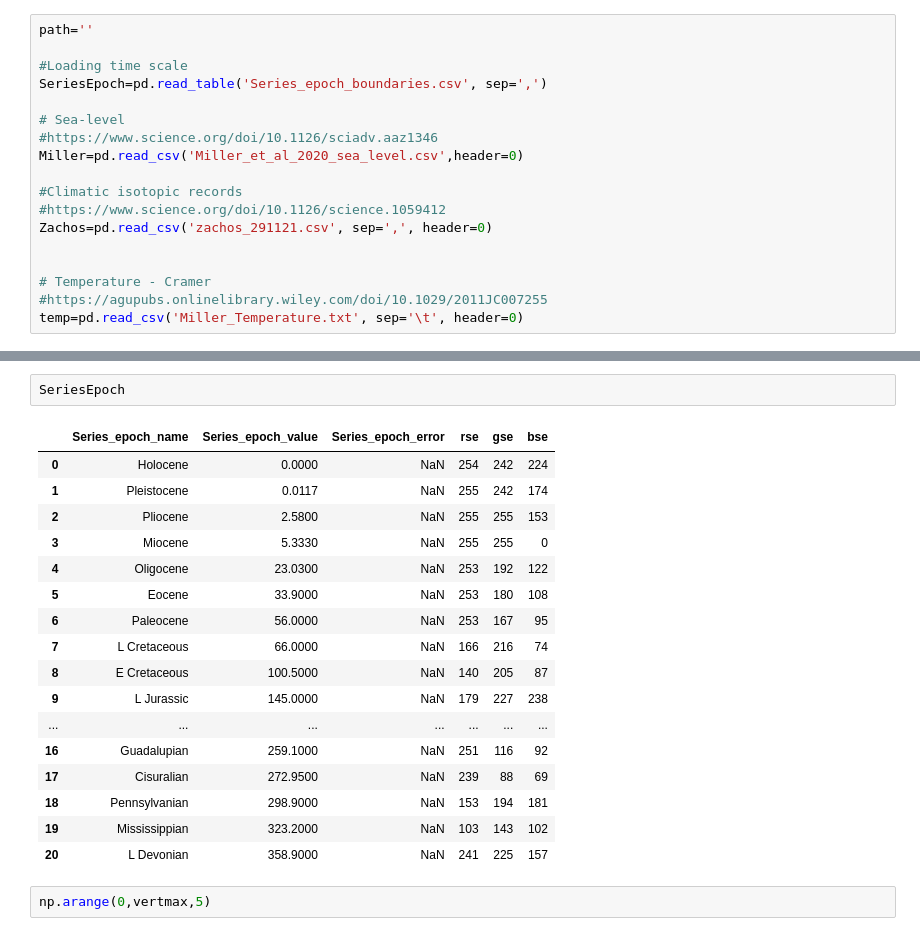
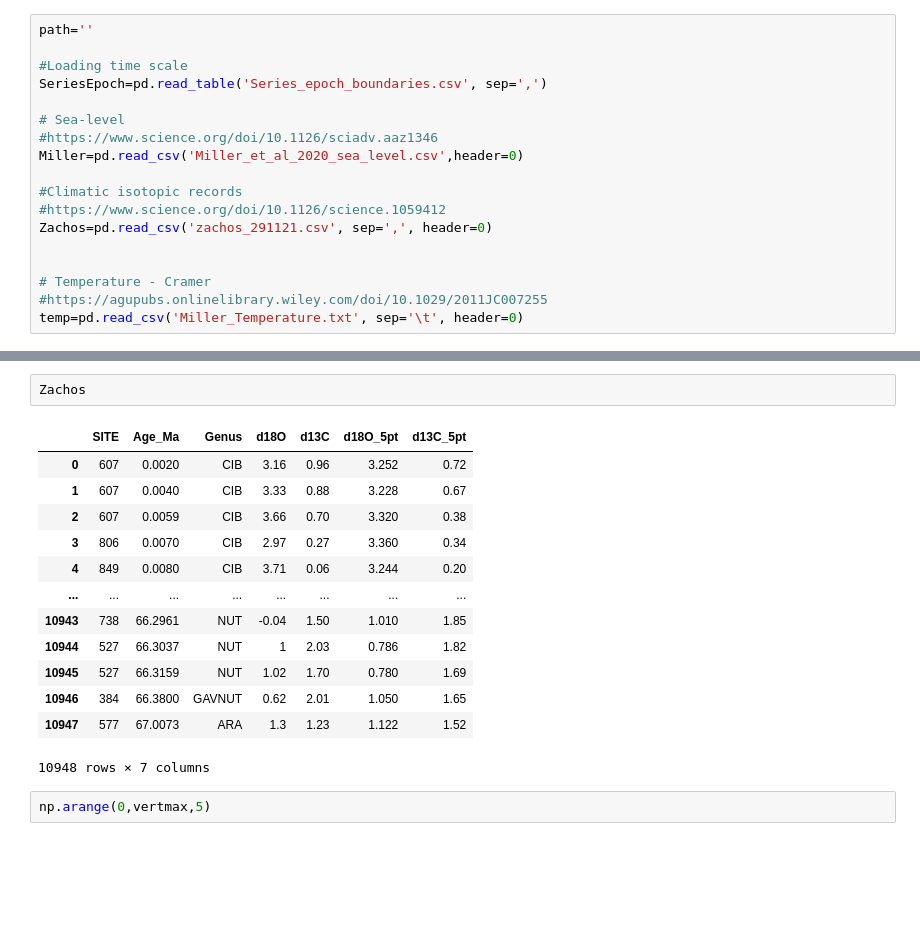
Before and after one commit to saraemp/egusphere-2023-53, a Jupyter notebook: 3_postprocessing/Figures/Fig_3d.ipynb, the cells around one changed output, grey strips where cells are left out. Drawn from its saved outputs; the diff is of its cells as text; blank space fills up the shorter version.

```diff
--- a/3_postprocessing/Figures/Fig_3d.ipynb
+++ b/3_postprocessing/Figures/Fig_3d.ipynb
@@ -152,23 +152,19 @@ plt.subplots_adjust(wspace=0)
-# %%
-SeriesEpoch
-# %% [output]
-|  | Series_epoch_name | Series_epoch_value | Series_epoch_error | rse | gse | bse |
-| 0 | Holocene | 0.0000 | NaN | 254 | 242 | 224 |
-| 1 | Pleistocene | 0.0117 | NaN | 255 | 242 | 174 |
-| 2 | Pliocene | 2.5800 | NaN | 255 | 255 | 153 |
-| 3 | Miocene | 5.3330 | NaN | 255 | 255 | 0 |
-| 4 | Oligocene | 23.0300 | NaN | 253 | 192 | 122 |
-| 5 | Eocene | 33.9000 | NaN | 253 | 180 | 108 |
-| 6 | Paleocene | 56.0000 | NaN | 253 | 167 | 95 |
-| 7 | L Cretaceous | 66.0000 | NaN | 166 | 216 | 74 |
-| 8 | E Cretaceous | 100.5000 | NaN | 140 | 205 | 87 |
-| 9 | L Jurassic | 145.0000 | NaN | 179 | 227 | 238 |
-| ... | ... | ... | ... | ... | ... | ... |
-| 16 | Guadalupian | 259.1000 | NaN | 251 | 116 | 92 |
-| 17 | Cisuralian | 272.9500 | NaN | 239 | 88 | 69 |
-| 18 | Pennsylvanian | 298.9000 | NaN | 153 | 194 | 181 |
-| 19 | Mississippian | 323.2000 | NaN | 103 | 143 | 102 |
-| 20 | L Devonian | 358.9000 | NaN | 241 | 225 | 157 |
+# %%
+Zachos
+# %% [output]
+|  | SITE | Age_Ma | Genus | d18O | d13C | d18O_5pt | d13C_5pt |
+| 0 | 607 | 0.0020 | CIB | 3.16 | 0.96 | 3.252 | 0.72 |
+| 1 | 607 | 0.0040 | CIB | 3.33 | 0.88 | 3.228 | 0.67 |
+| 2 | 607 | 0.0059 | CIB | 3.66 | 0.70 | 3.320 | 0.38 |
+| 3 | 806 | 0.0070 | CIB | 2.97 | 0.27 | 3.360 | 0.34 |
+| 4 | 849 | 0.0080 | CIB | 3.71 | 0.06 | 3.244 | 0.20 |
+| ... | ... | ... | ... | ... | ... | ... | ... |
+| 10943 | 738 | 66.2961 | NUT | -0.04 | 1.50 | 1.010 | 1.85 |
+| 10944 | 527 | 66.3037 | NUT | 1 | 2.03 | 0.786 | 1.82 |
+| 10945 | 527 | 66.3159 | NUT | 1.02 | 1.70 | 0.780 | 1.69 |
+| 10946 | 384 | 66.3800 | GAVNUT | 0.62 | 2.01 | 1.050 | 1.65 |
+| 10947 | 577 | 67.0073 | ARA | 1.3 | 1.23 | 1.122 | 1.52 |
+10948 rows × 7 columns
 # %%
 np.arange(0,vertmax,5)
 # %% [output]
```
Also changed, not shown: parts of 2 cells of this notebook.
